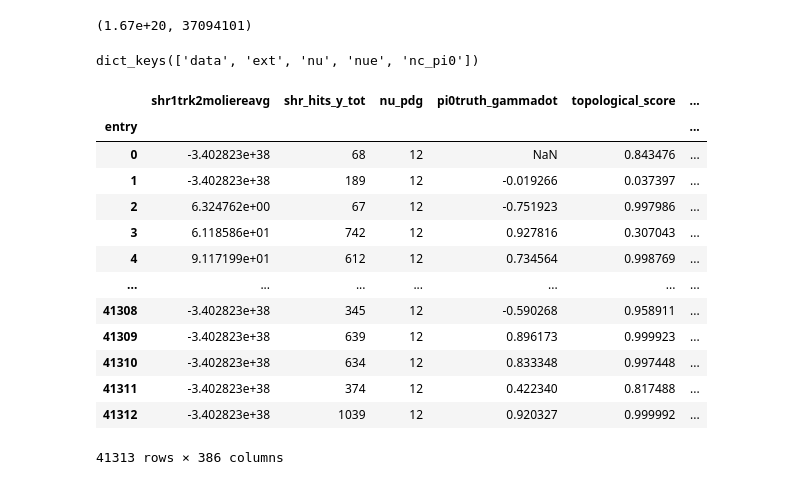
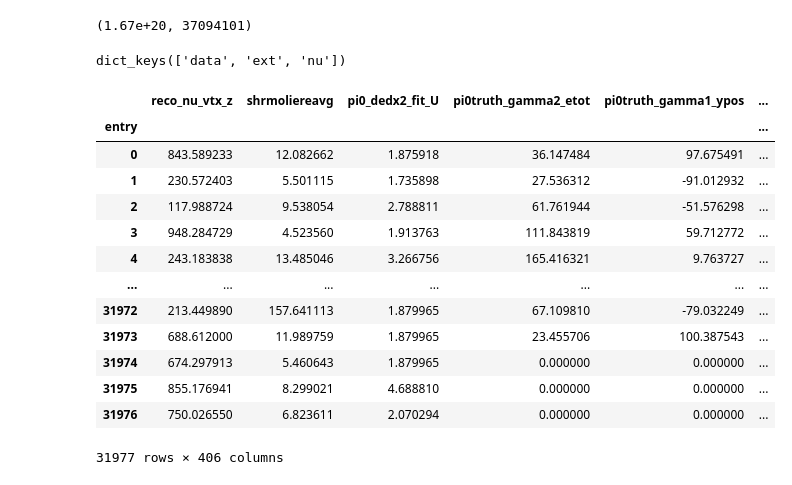
Before and after one commit to ubneutrinos/PELEE, a Jupyter notebook: sandbox/atrettin/playground.ipynb, the cells around one changed output. Cells and saved outputs as stored; diff of their text form; code cells hidden in the pictures.

```diff
--- a/sandbox/atrettin/playground.ipynb
+++ b/sandbox/atrettin/playground.ipynb
@@ -94,6 +8,0 @@ pot_mc_samples[1] = {
-# %%
-RUN = 1
-reload(dl)
-df_bnb = dl.load_sample(RUN, "runs", "bnb", loadpi0variables=True, loadshowervariables=True, loadrecoveryvars=True)
-df_ext = dl.load_sample(RUN, "runs", "ext", loadpi0variables=True, loadshowervariables=True, loadrecoveryvars=True)
-df_nu = dl.load_sample(RUN, "runs", "nu", loadpi0variables=True, loadshowervariables=True, loadrecoveryvars=True)
@@ -179,25 +14,33 @@ dl.get_pot_trig(1, "runs", "bnb")
 # %%
 reload(dl)
 RUN = 1
-rundata = dl.load_run(RUN, "bnb", truth_filtered_sets=["nue", "nc_pi0"], loadpi0variables=True, loadshowervariables=True, loadrecoveryvars=True)
+rundata = dl.load_run(
+    RUN,
+    "bnb",
+    # truth_filtered_sets=["nue", "nc_pi0"],
+    loadpi0variables=True,
+    loadshowervariables=True,
+    loadrecoveryvars=True,
+    loadsystematics=True,
+)
 # %%
 rundata.keys()
 # %% [output]
-dict_keys(['data', 'ext', 'nu', 'nue', 'nc_pi0'])
+dict_keys(['data', 'ext', 'nu'])
 # %%
-rundata["nue"]
+rundata["nu"]
 # %% [output]
-|  | shr1trk2moliereavg | shr_hits_y_tot | nu_pdg | pi0truth_gammadot | topological_score | ... |
+|  | reco_nu_vtx_z | shrmoliereavg | pi0_dedx2_fit_U | pi0truth_gamma2_etot | pi0truth_gamma1_ypos | ... |
 | entry |  |  |  |  |  | ... |
-| 0 | -3.402823e+38 | 68 | 12 | NaN | 0.843476 | ... |
-| 1 | -3.402823e+38 | 189 | 12 | -0.019266 | 0.037397 | ... |
-| 2 | 6.324762e+00 | 67 | 12 | -0.751923 | 0.997986 | ... |
-| 3 | 6.118586e+01 | 742 | 12 | 0.927816 | 0.307043 | ... |
-| 4 | 9.117199e+01 | 612 | 12 | 0.734564 | 0.998769 | ... |
+| 0 | 843.589233 | 12.082662 | 1.875918 | 36.147484 | 97.675491 | ... |
+| 1 | 230.572403 | 5.501115 | 1.735898 | 27.536312 | -91.012932 | ... |
+| 2 | 117.988724 | 9.538054 | 2.788811 | 61.761944 | -51.576298 | ... |
+| 3 | 948.284729 | 4.523560 | 1.913763 | 111.843819 | 59.712772 | ... |
+| 4 | 243.183838 | 13.485046 | 3.266756 | 165.416321 | 9.763727 | ... |
 | ... | ... | ... | ... | ... | ... | ... |
-| 41308 | -3.402823e+38 | 345 | 12 | -0.590268 | 0.958911 | ... |
-| 41309 | -3.402823e+38 | 639 | 12 | 0.896173 | 0.999923 | ... |
-| 41310 | -3.402823e+38 | 634 | 12 | 0.833348 | 0.997448 | ... |
-| 41311 | -3.402823e+38 | 374 | 12 | 0.422340 | 0.817488 | ... |
-| 41312 | -3.402823e+38 | 1039 | 12 | 0.920327 | 0.999992 | ... |
+| 31972 | 213.449890 | 157.641113 | 1.879965 | 67.109810 | -79.032249 | ... |
+| 31973 | 688.612000 | 11.989759 | 1.879965 | 23.455706 | 100.387543 | ... |
+| 31974 | 674.297913 | 5.460643 | 1.879965 | 0.000000 | 0.000000 | ... |
+| 31975 | 855.176941 | 8.299021 | 4.688810 | 0.000000 | 0.000000 | ... |
+| 31976 | 750.026550 | 6.823611 | 2.070294 | 0.000000 | 0.000000 | ... |
-41313 rows × 386 columns
+31977 rows × 406 columns
```
Also changed, not shown: parts of 10 cells of this notebook.
